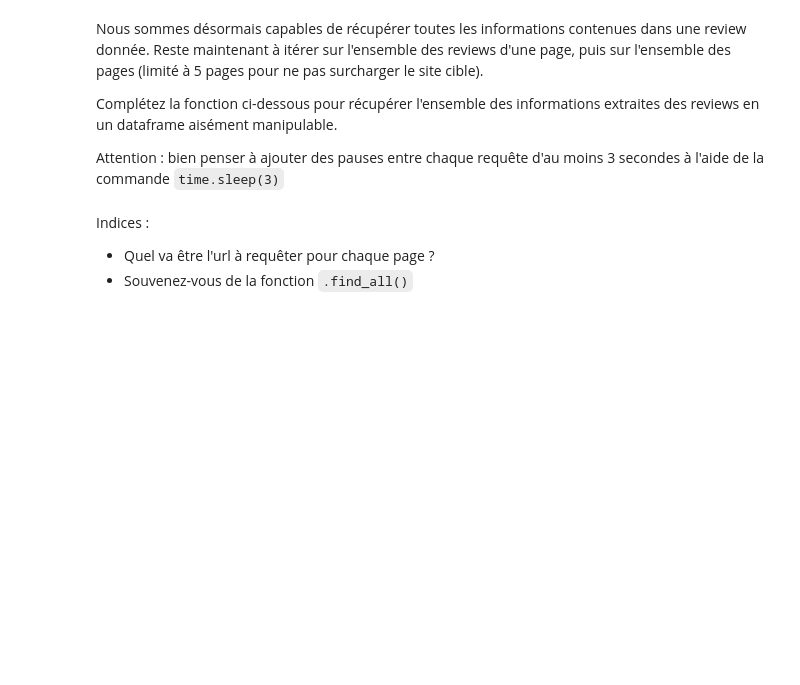
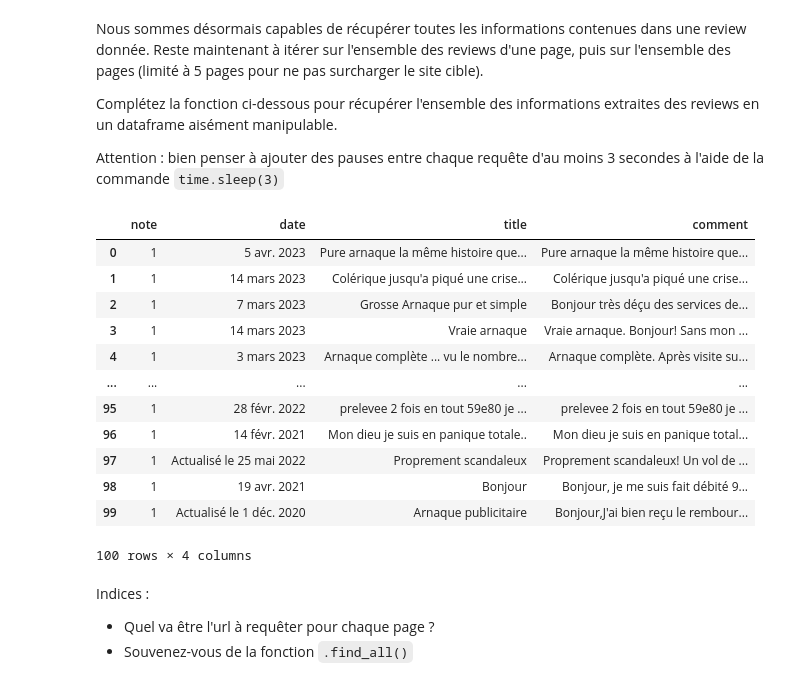
Before and after one commit to rayaberova7/funathon2023_sujet5_judith_raya, a Jupyter notebook: tutoriel.ipynb, the cells around one changed output. Saved outputs shown, nothing was run; the diff lists cells and outputs as text; code cells hidden in the pictures; blank space fills up the shorter version.

Commit message:
scrapp one company

```diff
--- a/tutoriel.ipynb
+++ b/tutoriel.ipynb
@@ -394,7 +394,7 @@ def get_comment_review(review):
     Outputs:
         comment: Commentaire associé à la review (str)
     """
+    comment_review = review.find('p',{'class':"typography_body-l__KUYFJ typography_appearance-default__AAY17 typography_color-black__5LYEn"})
+    comment = comment_review.text
 
-    # TODO
-
-    return ''
+    return comment
@@ -437,11 +441,23 @@ def scraping_one_company(url_company, limit_pages=True):
     nb_pages = get_nb_pages_reviews(url_company)
     if limit_pages and nb_pages > 5:
         nb_pages = 5
-    notes, times, titles, comments = [], [], [], []
+    notes, times, titles, comments = [],[],[],[]
 
     for page in tqdm(range(1, nb_pages+1)):
+        url_company_page = url_company + '?page=' + str(page)
+        time.sleep(3)
+        resquests = requests.get(url_company_page)
+        request_text = resquests.text
 
-        pass  # TODO
+        soup =  BeautifulSoup(request_text, 'html.parser')
+
+        reviews = soup.find_all('div', {'class': 'styles_cardWrapper__LcCPA styles_show__HUXRb styles_reviewCard__9HxJJ'})
+
+        for review in reviews:
+            notes.append(get_note_review(review))
+            times.append(get_time_review(review))
+            titles.append(get_title_review(review))
+            comments.append(get_comment_review(review))
 
     df_reviews = pd.DataFrame({
         'note': notes,
@@ -451,6 +467,22 @@ def scraping_one_company(url_company, limit_pages=True):
     })
 
     return df_reviews
+# %%
+scraping_one_company(url_company, limit_pages=True)
+# %% [output]
+|  | note | date | title | comment |
+| 0 | 1 | 5 avr. 2023 | Pure arnaque la même histoire que... | Pure arnaque la même histoire que... |
+| 1 | 1 | 14 mars 2023 | Colérique jusqu'a piqué une crise… | Colérique jusqu'a piqué une crise... |
+| 2 | 1 | 7 mars 2023 | Grosse Arnaque pur et simple | Bonjour très déçu des services de... |
+| 3 | 1 | 14 mars 2023 | Vraie arnaque | Vraie arnaque. Bonjour! Sans mon ... |
+| 4 | 1 | 3 mars 2023 | Arnaque complète ... vu le nombre... | Arnaque complète. Après visite su... |
+| ... | ... | ... | ... | ... |
+| 95 | 1 | 28 févr. 2022 | prelevee 2 fois en tout 59e80 je ... | prelevee 2 fois en tout 59e80 je ... |
+| 96 | 1 | 14 févr. 2021 | Mon dieu je suis en panique totale.. | Mon dieu je suis en panique total... |
+| 97 | 1 | Actualisé le 25 mai 2022 | Proprement scandaleux | Proprement scandaleux! Un vol de ... |
+| 98 | 1 | 19 avr. 2021 | Bonjour | Bonjour, je me suis fait débité 9... |
+| 99 | 1 | Actualisé le 1 déc. 2020 | Arnaque publicitaire | Bonjour,J'ai bien reçu le rembour... |
+100 rows × 4 columns
 # %% [markdown]
 Indices :
 - Quel va être l'url à requêter pour chaque page ?
```
Also changed, not shown: parts of 1 cell of this notebook.
